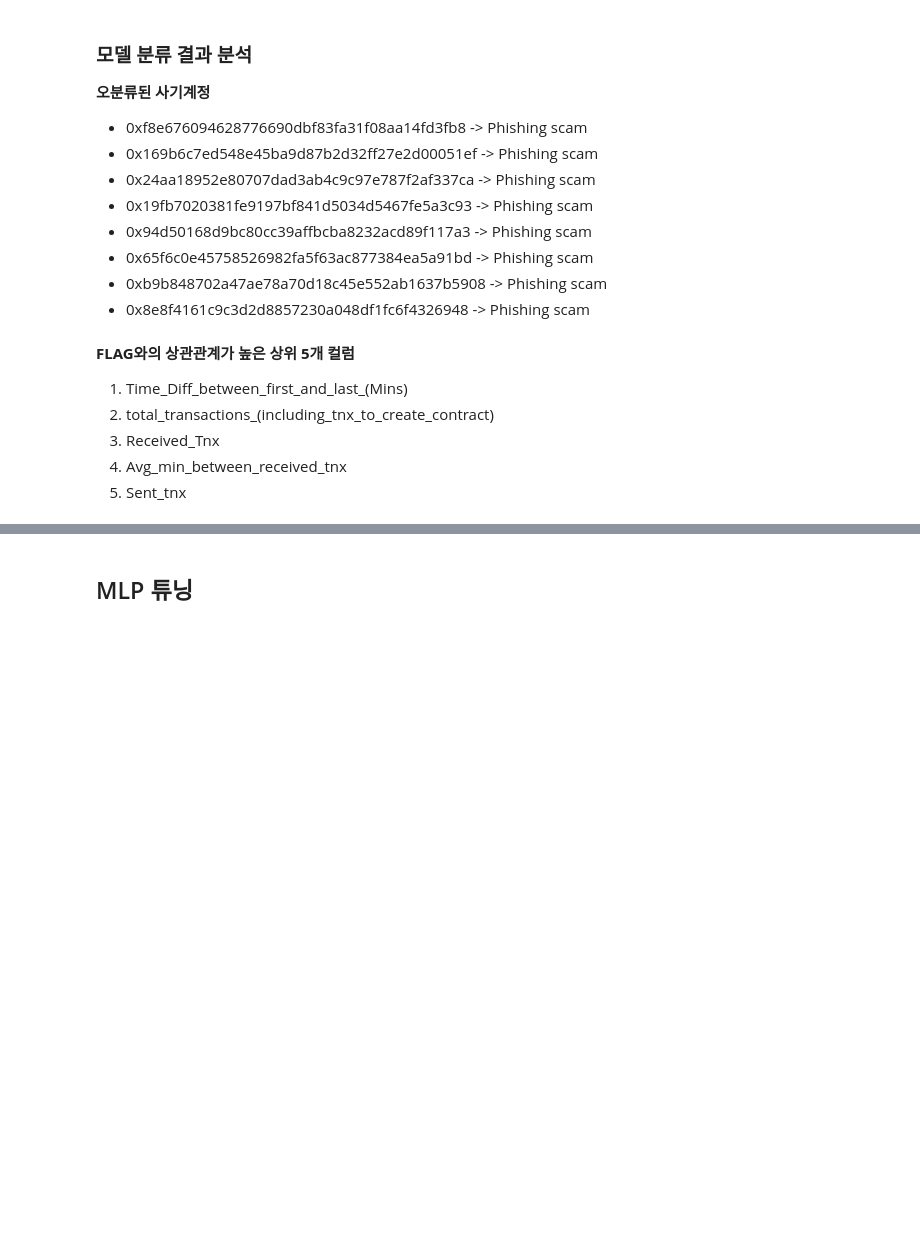
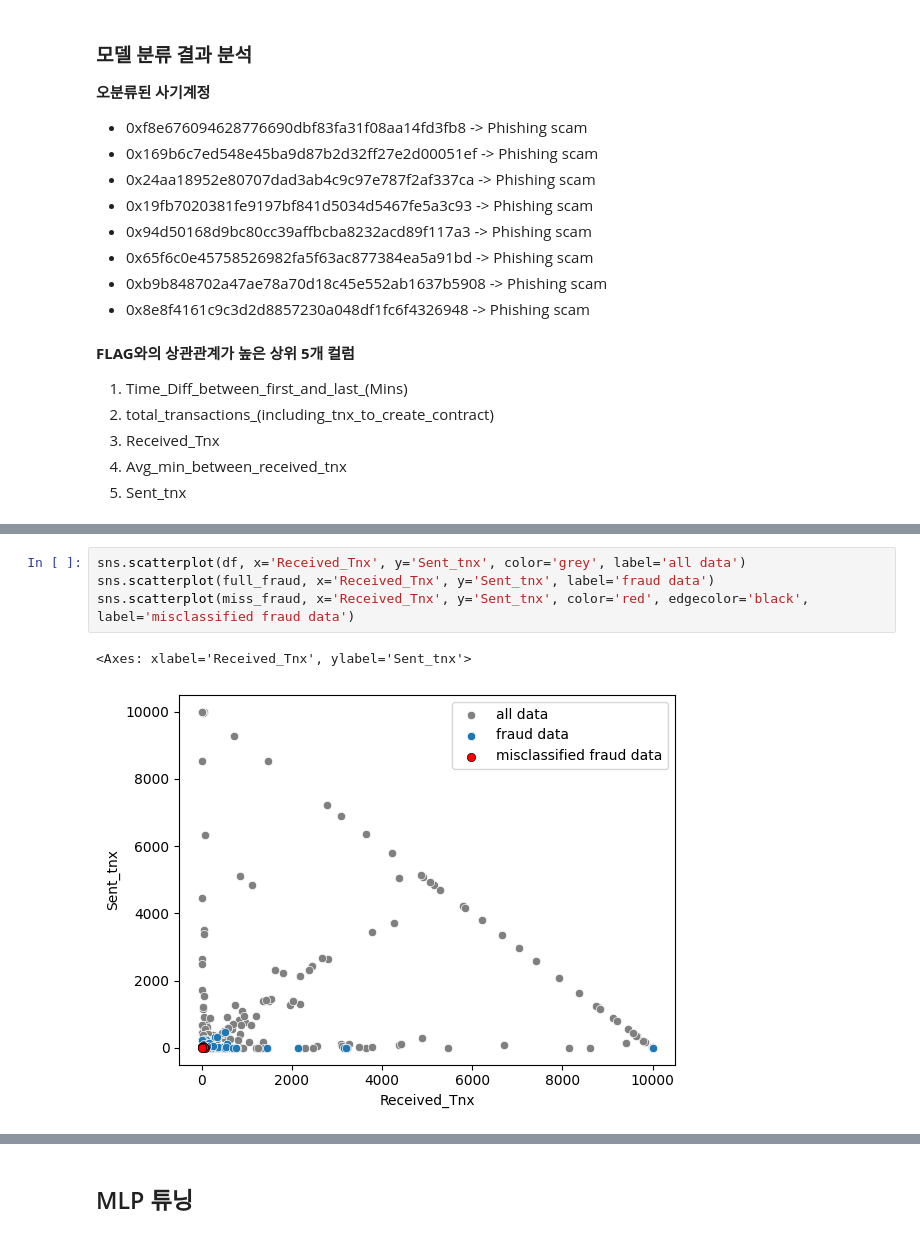
Before and after one commit to wwwesh/25-1securityAI, a Jupyter notebook: blockchain.ipynb, the cells around one changed output, grey strips where cells are left out. Saved outputs shown, nothing was run; the diff lists cells and outputs as text; blank space fills up the shorter version.

```diff
--- a/blockchain.ipynb
+++ b/blockchain.ipynb
@@ -796,0 +792,7 @@ sns.scatterplot(miss_fraud)
+# %%
+sns.scatterplot(df, x='Received_Tnx', y='Sent_tnx', color='grey', label='all data')
+sns.scatterplot(full_fraud, x='Received_Tnx', y='Sent_tnx', label='fraud data')
+sns.scatterplot(miss_fraud, x='Received_Tnx', y='Sent_tnx', color='red', edgecolor='black', label='misclassified fraud data')
+# %% [output]
+<Axes: xlabel='Received_Tnx', ylabel='Sent_tnx'>
+[figure, added]
```
Also changed, not shown: parts of 4 cells of this notebook.
